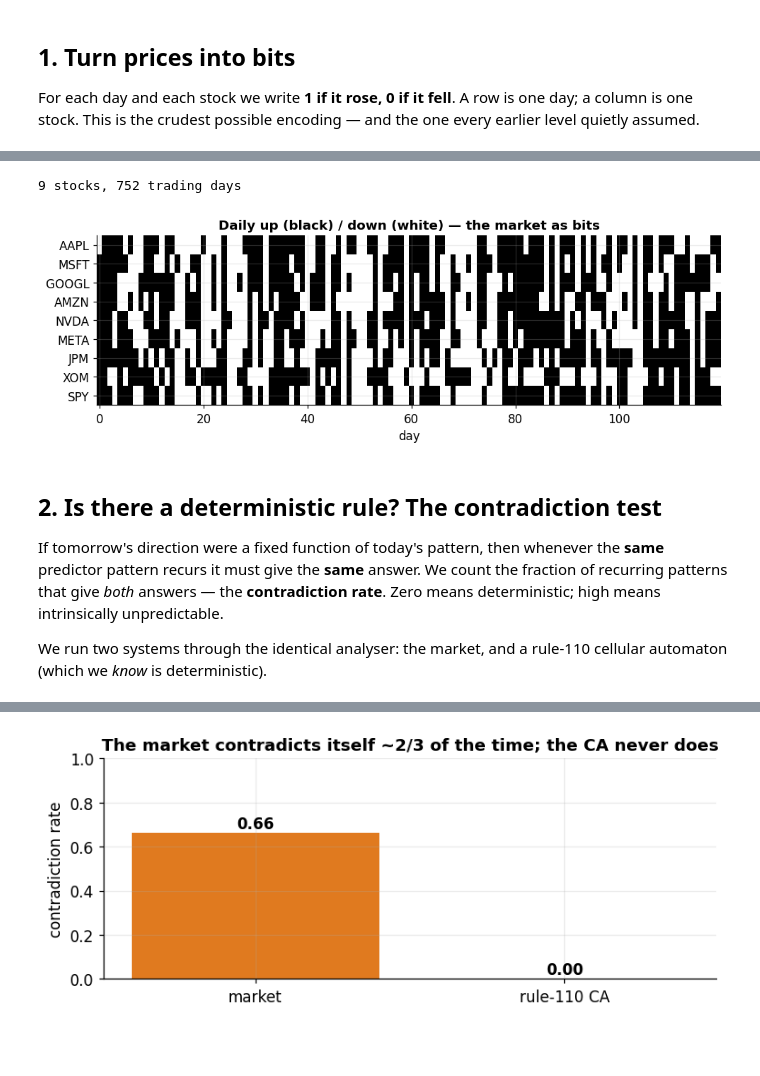
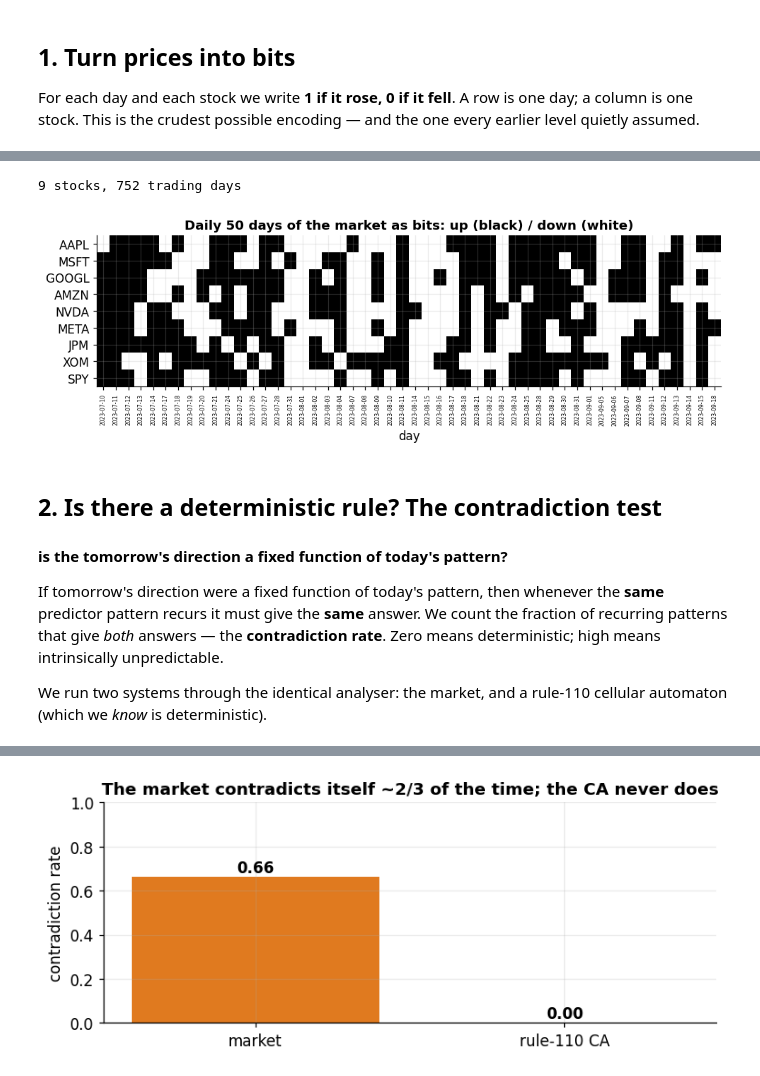
Before and after one commit to albertoHdzE/CausalBool, a Jupyter notebook: index-deconvolution/notebooks/03_financial_honest_negative.ipynb, the cells around one changed output, grey strips where cells are left out. Saved outputs shown, nothing was run; the diff lists cells and outputs as text; code cells hidden in the pictures; blank space fills up the shorter version.

```diff
--- a/index-deconvolution/notebooks/03_financial_honest_negative.ipynb
+++ b/index-deconvolution/notebooks/03_financial_honest_negative.ipynb
@@ -61,3 +68,13 @@ ready. matplotlib + numpy loaded; code layers on the path.
 For each day and each stock we write **1 if it rose, 0 if it fell**. A row is one
 day; a column is one stock. This is the crudest possible encoding — and the one
 every earlier level quietly assumed.
+# %%
+from finance import align_prices, to_binary_states
+import os  # Add missing os import (required for path handling)
+import glob
+
+# Define list of assets to analyze
+tickers = ["AAPL"]
+# Create dictionary of valid file paths for each ticker
+paths = {t: os.path.join(DATA, f"{t}.json") for t in tickers if os.path.exists(os.path.join(DATA, f"{t}.json"))}
+print("Loaded paths for tickers:", paths)
@@ -63,0 +83,4 @@ every earlier level quietly assumed.
+# %%
+# Align price data across all assets to common dates
+names, dates, price_matrix = align_prices(paths)
+print(f"{len(names)} stocks, {len(dates)} trading days")
@@ -64,24 +137,35 @@ every earlier level quietly assumed.
 # %%
 from finance import align_prices, to_binary_states
 import glob
+import os  # Added missing os import
+import numpy as np  # Added missing numpy import
+import matplotlib.pyplot as plt  # Added missing matplotlib import
 
 tickers = ["AAPL","MSFT","GOOGL","AMZN","NVDA","META","JPM","XOM","SPY"]
 paths = {t: os.path.join(DATA, f"{t}.json") for t in tickers if os.path.exists(os.path.join(DATA, f"{t}.json"))}
-names, dates, M = align_prices(paths)
-states = to_binary_states(M)                # list of daily up/down vectors
+names, dates, M = align_prices(paths) # standarize prices to same dates
+states = to_binary_states(M)          # list of daily up (black) / down (white) vectors
 S = np.array(states)
 print(f"{len(names)} stocks, {len(S)} trading days")
 
+# Only one plot created here, no duplication issue
 fig, ax = plt.subplots(figsize=(9, 3.2))
-ax.imshow(S[:120].T, cmap="binary", aspect="auto", interpolation="nearest")
+plot_days = 50  # plot the first 120 days
+ax.imshow(S[:plot_days].T, cmap="binary", aspect="auto", interpolation="nearest")
 ax.set_yticks(range(len(names))); ax.set_yticklabels(names)
-ax.set_xlabel("day"); ax.set_title("Daily up (black) / down (white) — the market as bits")
+ax.set_xlabel("day")
+ax.set_title(f"Daily up (black) / down (white) — the market as bits ({plot_days} days)")
+ax.set_xticks(range(plot_days))
+ax.set_xticklabels([dates[i] for i in range(plot_days)], fontsize=5)
+ax.tick_params(axis='x', rotation=90)
+plt.title(f"Daily {plot_days} days of the market as bits: up (black) / down (white)")
 plt.tight_layout(); plt.show()
 # %% [output]
 9 stocks, 752 trading days
-[figure, old version]
+[figure, new version]
 # %% [markdown]
 ## 2. Is there a deterministic rule? The contradiction test
+#### is the tomorrow's direction a fixed function of today's pattern?
 
 If tomorrow's direction were a fixed function of today's pattern, then whenever the
 **same** predictor pattern recurs it must give the **same** answer. We count the
```
Also changed, not shown: parts of 9 cells of this notebook, 14 other files.
